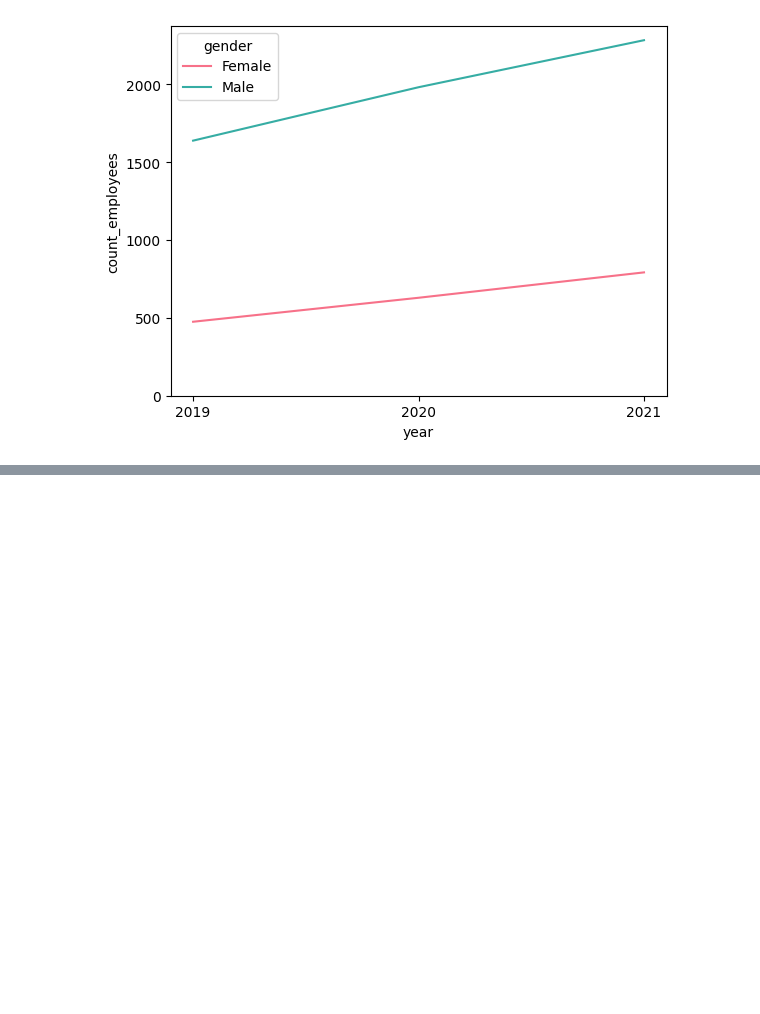
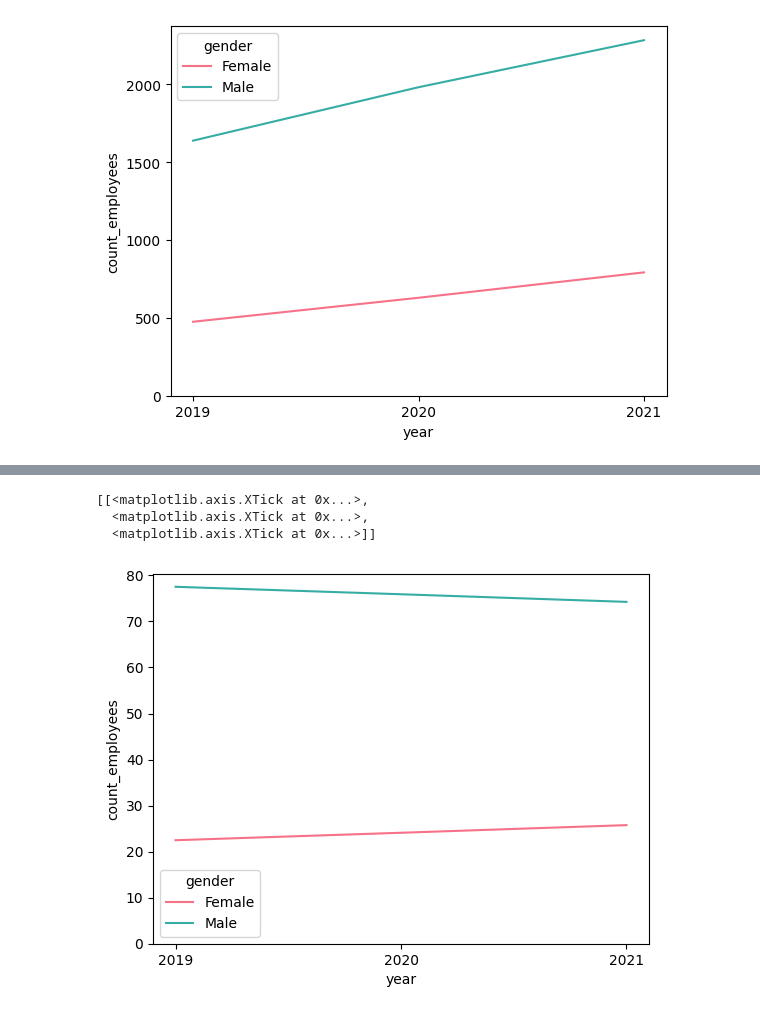
Before and after one commit to theLP100/dataVisualizations, a Jupyter notebook: Visualizations.ipynb, the cells around one changed output, grey strips where cells are left out. Drawn from its saved outputs; the diff is of its cells as text; code cells hidden in the pictures; blank space fills up the shorter version.

Commit message:
made a plot with percentages of female execs

```diff
--- a/Visualizations.ipynb
+++ b/Visualizations.ipynb
@@ -60,6 +60,5 @@ we want the sum of count_employees for a given job category and gender.
 Let's also filter (query) by the job cats we want.
 # %%
 
-dbl_qry_amz = amz_data.query('job_category.isin(@job_cats)').groupby(["year", sortBy1, sortBy2])['count_employees'].sum()
+dbl_qry_amz = amz_data.query('job_category.isin(@job_cats)').groupby(["year", sortBy1, sortBy2]).agg({'count_employees': 'sum'})
 dbl_qry_amz = pd.DataFrame(dbl_qry_amz)
-dbl_qry_amz
@@ -86,0 +82,4 @@ plot1.set(xticks=[2019, 2020, 2021])
+# %%
+perc_qry = dbl_qry_amz.groupby(level = 0, group_keys = False).apply(lambda x:100 * x /float(x.sum()))
+
+perc_qry
@@ -86,0 +95,9 @@ plot1.set(xticks=[2019, 2020, 2021])
+# %%
+perc_num_plot = sns.lineplot(data = perc_qry, x='year', y='count_employees', hue = 'gender', palette="husl")
+plt.ylim(0)
+perc_num_plot.set(xticks=[2019, 2020, 2021])
+# %% [output]
+[[<matplotlib.axis.XTick at 0x...>,
+  <matplotlib.axis.XTick at 0x...>,
+  <matplotlib.axis.XTick at 0x...>]]
+[figure, added]
```
Also changed, not shown: parts of 5 cells of this notebook.
